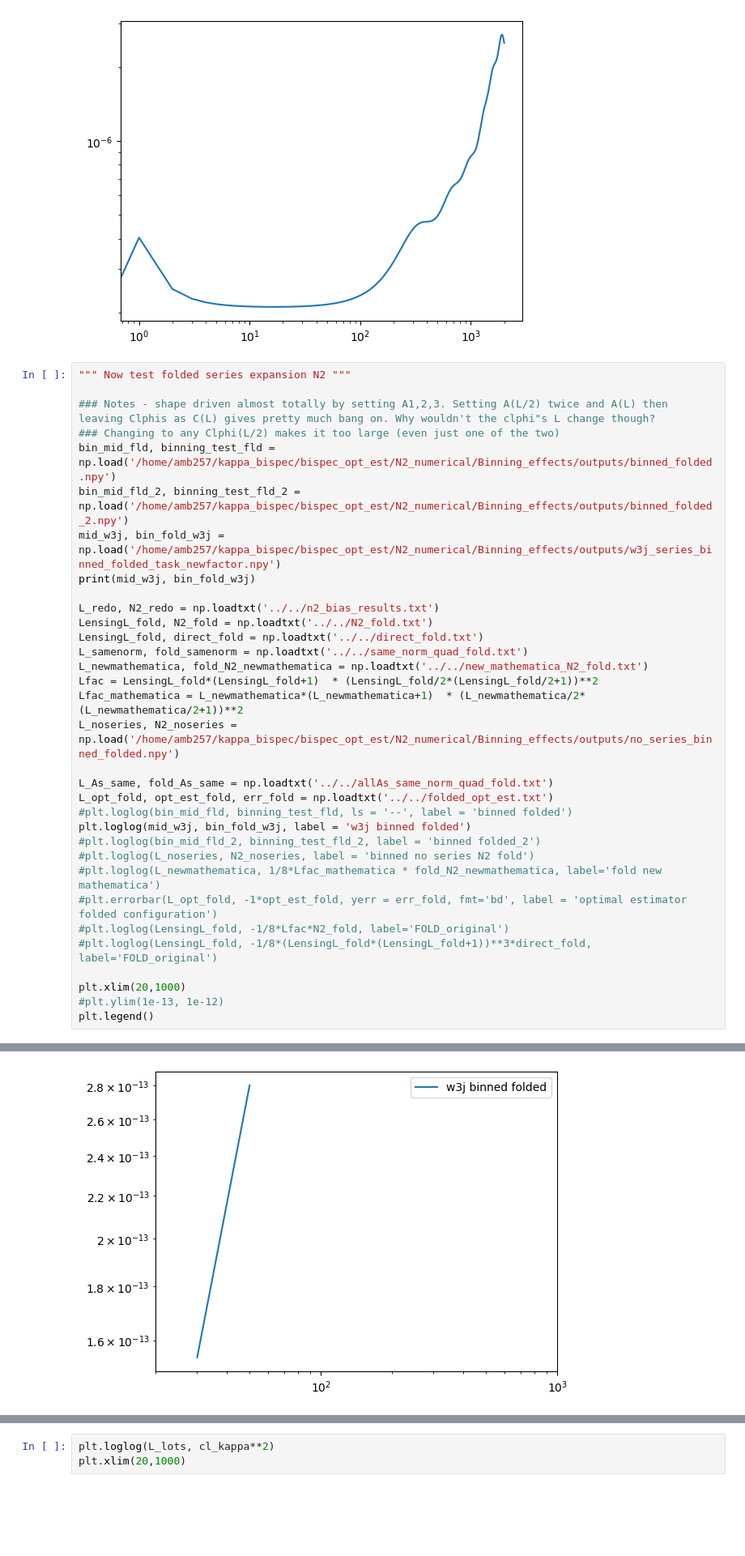
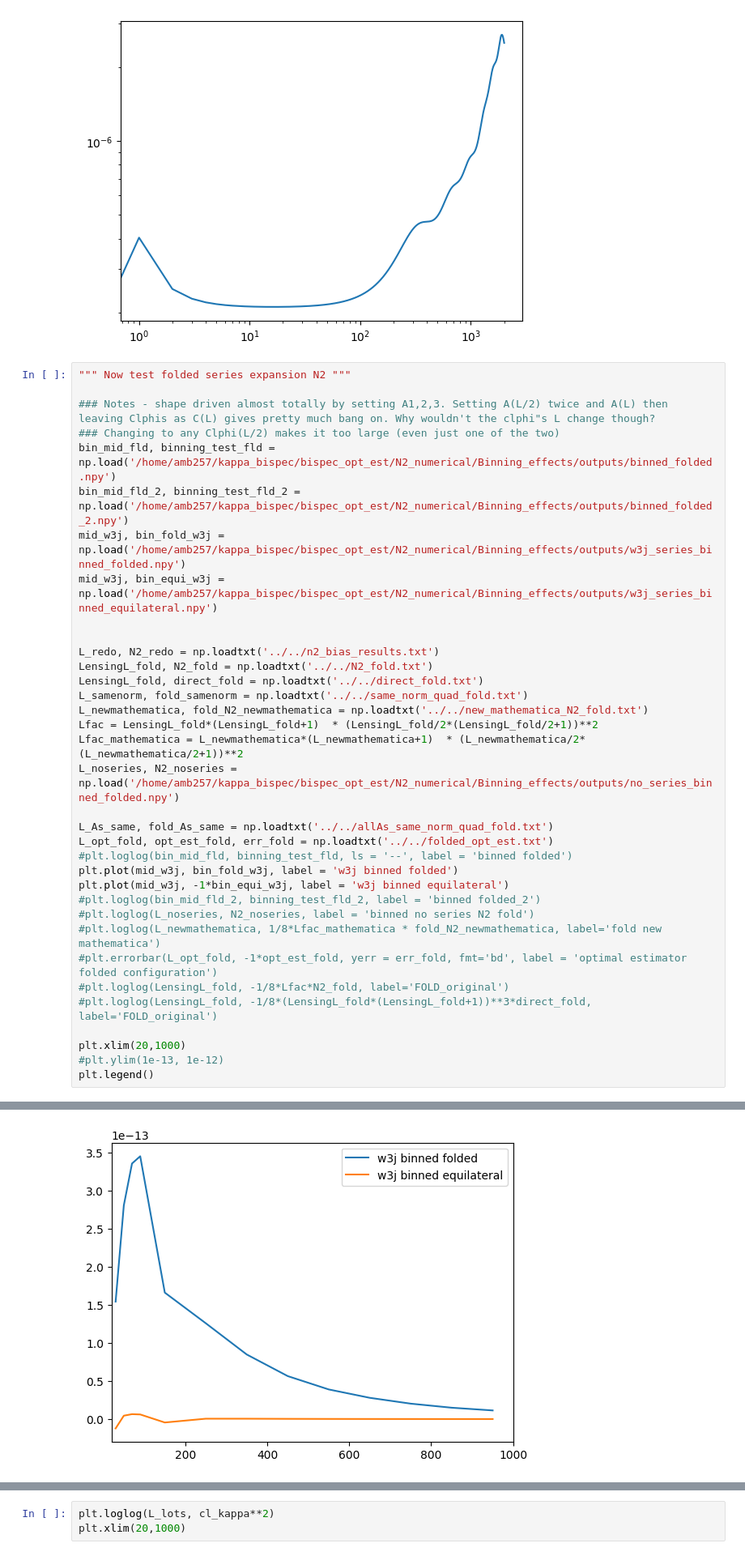
Before and after one commit to aleksandrbowkis/bispec_opt_est, a Jupyter notebook: N2_numerical/Binning_effects/Visualisation/N2_tests.ipynb, the cells around one changed output, grey strips where cells are left out. Shown at 81% size. Drawn from its saved outputs; the diff is of its cells as text; blank space fills up the shorter version.

Commit message:
unit N2 input tests, test_binning_w3j does not pass, create simple_N2_binning to test this, passes. Now edit to take actual N2 input from full_N2.py calculations

```diff
--- a/N2_numerical/Binning_effects/Visualisation/N2_tests.ipynb
+++ b/N2_numerical/Binning_effects/Visualisation/N2_tests.ipynb
@@ -162,8 +164,9 @@ plt.loglog(L_norm, Lfac_norm*norm_phi)
 ### Changing to any Clphi(L/2) makes it too large (even just one of the two)
 bin_mid_fld, binning_test_fld = np.load('/home/amb257/kappa_bispec/bispec_opt_est/N2_numerical/Binning_effects/outputs/binned_folded.npy')
 bin_mid_fld_2, binning_test_fld_2 = np.load('/home/amb257/kappa_bispec/bispec_opt_est/N2_numerical/Binning_effects/outputs/binned_folded_2.npy')
-mid_w3j, bin_fold_w3j = np.load('/home/amb257/kappa_bispec/bispec_opt_est/N2_numerical/Binning_effects/outputs/w3j_series_binned_folded_task_newfactor.npy')
-print(mid_w3j, bin_fold_w3j)
+mid_w3j, bin_fold_w3j = np.load('/home/amb257/kappa_bispec/bispec_opt_est/N2_numerical/Binning_effects/outputs/w3j_series_binned_folded.npy')
+mid_w3j, bin_equi_w3j = np.load('/home/amb257/kappa_bispec/bispec_opt_est/N2_numerical/Binning_effects/outputs/w3j_series_binned_equilateral.npy')
+
 
 L_redo, N2_redo = np.loadtxt('../../n2_bias_results.txt')
 LensingL_fold, N2_fold = np.loadtxt('../../N2_fold.txt')
@@ -177,7 +180,8 @@ L_noseries, N2_noseries = np.load('/home/amb257/kappa_bispec/bispec_opt_est/N2_n
 L_As_same, fold_As_same = np.loadtxt('../../allAs_same_norm_quad_fold.txt')
 L_opt_fold, opt_est_fold, err_fold = np.loadtxt('../../folded_opt_est.txt')
 #plt.loglog(bin_mid_fld, binning_test_fld, ls = '--', label = 'binned folded')
-plt.loglog(mid_w3j, bin_fold_w3j, label = 'w3j binned folded')
+plt.plot(mid_w3j, bin_fold_w3j, label = 'w3j binned folded')
+plt.plot(mid_w3j, -1*bin_equi_w3j, label = 'w3j binned equilateral')
 #plt.loglog(bin_mid_fld_2, binning_test_fld_2, label = 'binned folded_2')
 #plt.loglog(L_noseries, N2_noseries, label = 'binned no series N2 fold')
 #plt.loglog(L_newmathematica, 1/8*Lfac_mathematica * fold_N2_newmathematica, label='fold new mathematica')
@@ -194,4 +197,4 @@ plt.legend()
-[figure, old version]
+[figure, new version]
 # %%
 # test full expression for folded configuration note the full_N2_series_integral.py script computes this for KAPPA
 L_newmath_full, N2_fold_newmath_full = np.loadtxt('/home/amb257/kappa_bispec/bispec_opt_est/N2_numerical/Binning_effects/outputs/foldN2_from_full_int.txt')
```
Also changed, not shown: parts of 7 cells of this notebook, 47 other files.
